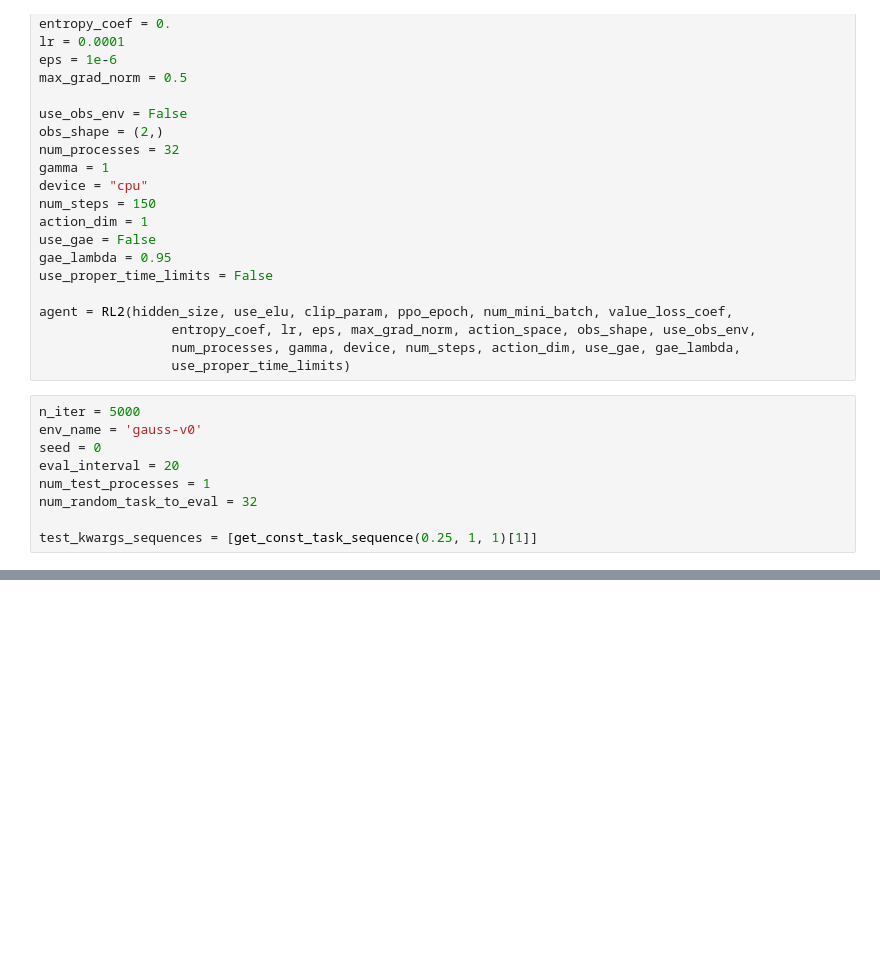
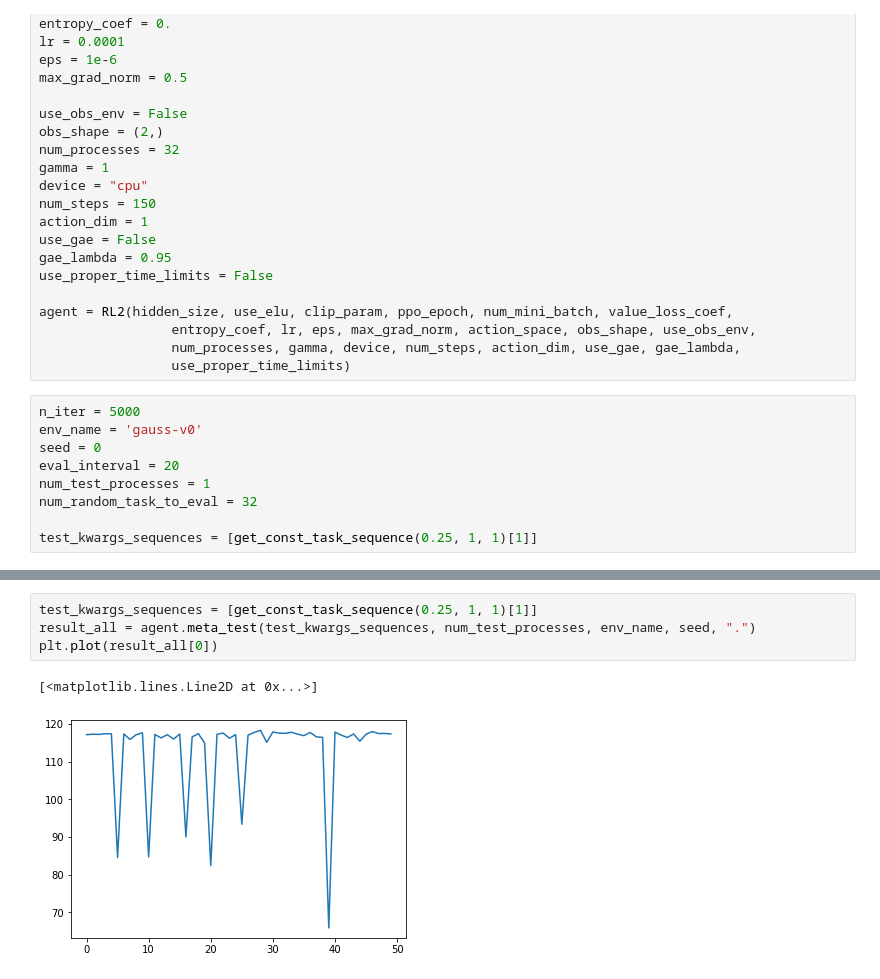
Before and after one commit to riccardopoiani/trio-non-stationary-meta-rl, a Jupyter notebook: notebooks/rl2_test.ipynb, the cells around one changed output, grey strips where cells are left out. Saved outputs shown, nothing was run; the diff lists cells and outputs as text; blank space fills up the shorter version.

```diff
--- a/notebooks/rl2_test.ipynb
+++ b/notebooks/rl2_test.ipynb
@@ -212,0 +366,7 @@ Evaluation using 32 tasks. Mean reward: 84.9297163125
+# %%
+test_kwargs_sequences = [get_const_task_sequence(0.25, 1, 1)[1]]
+result_all = agent.meta_test(test_kwargs_sequences, num_test_processes, env_name, seed, ".")
+plt.plot(result_all[0])
+# %% [output]
+[<matplotlib.lines.Line2D at 0x...>]
+[figure, added]
```
Also changed, not shown: parts of 9 cells of this notebook, 41 other files.
